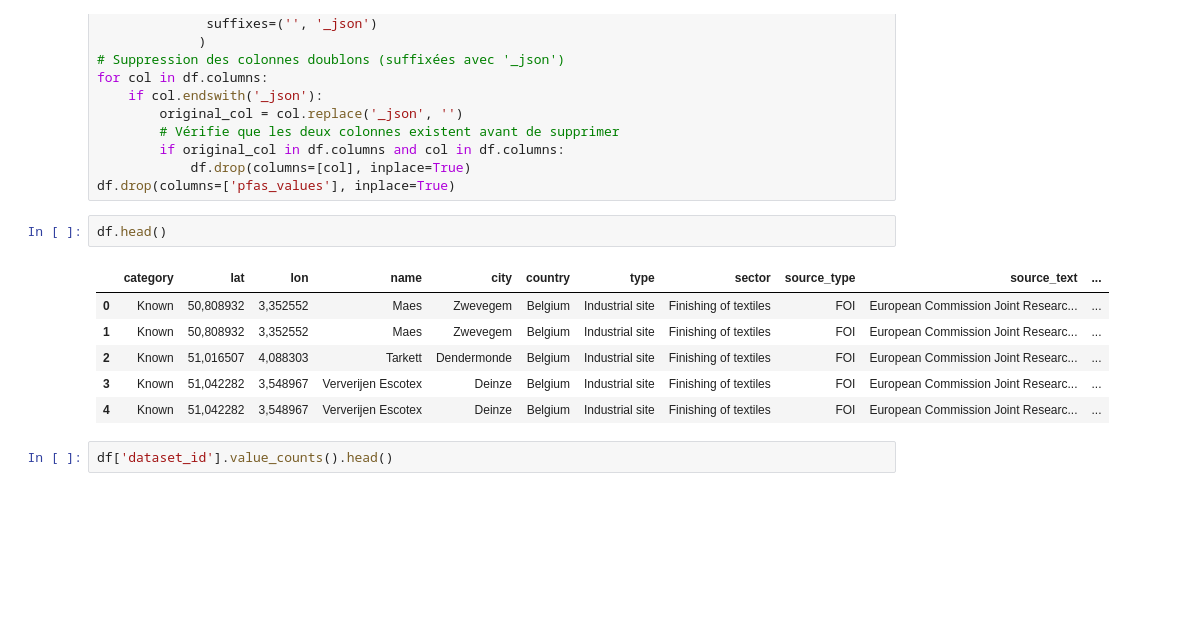
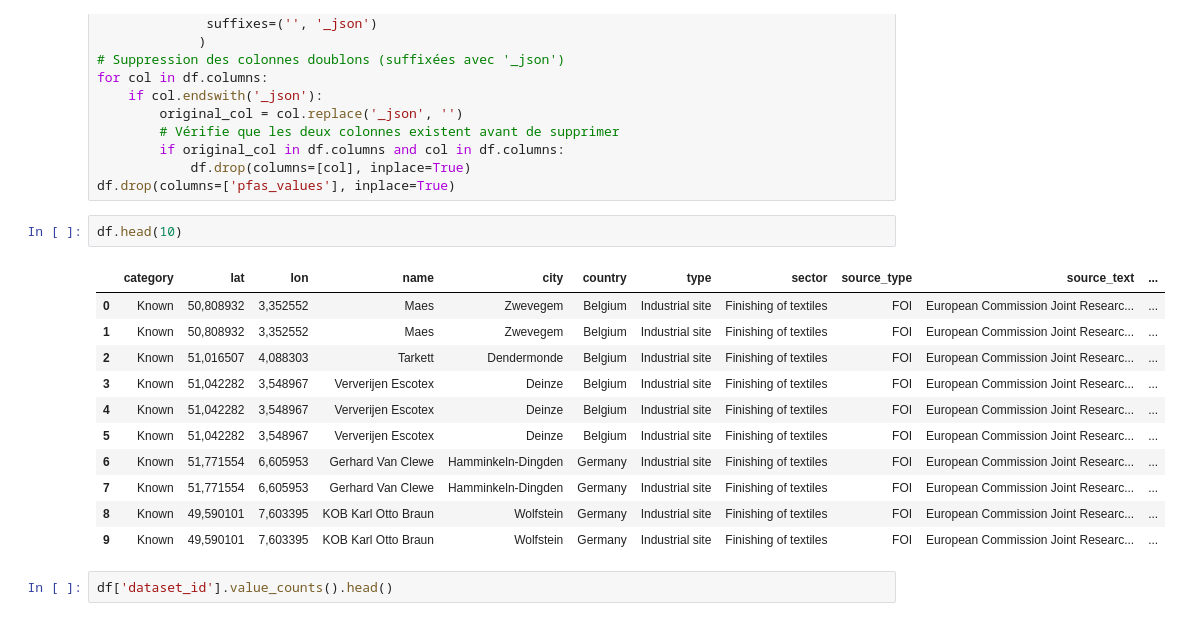
Before and after one commit to Pokrhum/PSAM, a Jupyter notebook: Psam2.ipynb, the cells around one changed output. Cells and saved outputs as stored; diff of their text form; blank space fills up the shorter version.

```diff
--- a/Psam2.ipynb
+++ b/Psam2.ipynb
@@ -53,14 +53,19 @@ for col in df.columns:
             df.drop(columns=[col], inplace=True)
 df.drop(columns=['pfas_values'], inplace=True)
 # %%
-df.head()
+df.head(10)
 # %% [output]
 |  | category | lat | lon | name | city | country | type | sector | source_type | source_text | ... |
 | 0 | Known | 50,808932 | 3,352552 | Maes | Zwevegem | Belgium | Industrial site | Finishing of textiles | FOI | European Commission Joint Researc... | ... |
 | 1 | Known | 50,808932 | 3,352552 | Maes | Zwevegem | Belgium | Industrial site | Finishing of textiles | FOI | European Commission Joint Researc... | ... |
 | 2 | Known | 51,016507 | 4,088303 | Tarkett | Dendermonde | Belgium | Industrial site | Finishing of textiles | FOI | European Commission Joint Researc... | ... |
 | 3 | Known | 51,042282 | 3,548967 | Ververijen Escotex | Deinze | Belgium | Industrial site | Finishing of textiles | FOI | European Commission Joint Researc... | ... |
 | 4 | Known | 51,042282 | 3,548967 | Ververijen Escotex | Deinze | Belgium | Industrial site | Finishing of textiles | FOI | European Commission Joint Researc... | ... |
+| 5 | Known | 51,042282 | 3,548967 | Ververijen Escotex | Deinze | Belgium | Industrial site | Finishing of textiles | FOI | European Commission Joint Researc... | ... |
+| 6 | Known | 51,771554 | 6,605953 | Gerhard Van Clewe | Hamminkeln-Dingden | Germany | Industrial site | Finishing of textiles | FOI | European Commission Joint Researc... | ... |
+| 7 | Known | 51,771554 | 6,605953 | Gerhard Van Clewe | Hamminkeln-Dingden | Germany | Industrial site | Finishing of textiles | FOI | European Commission Joint Researc... | ... |
+| 8 | Known | 49,590101 | 7,603395 | KOB Karl Otto Braun | Wolfstein | Germany | Industrial site | Finishing of textiles | FOI | European Commission Joint Researc... | ... |
+| 9 | Known | 49,590101 | 7,603395 | KOB Karl Otto Braun | Wolfstein | Germany | Industrial site | Finishing of textiles | FOI | European Commission Joint Researc... | ... |
 # %%
 df['dataset_id'].value_counts().head()
 # %% [output]
```
Also changed, not shown: parts of 6 cells of this notebook, 3 other files.
